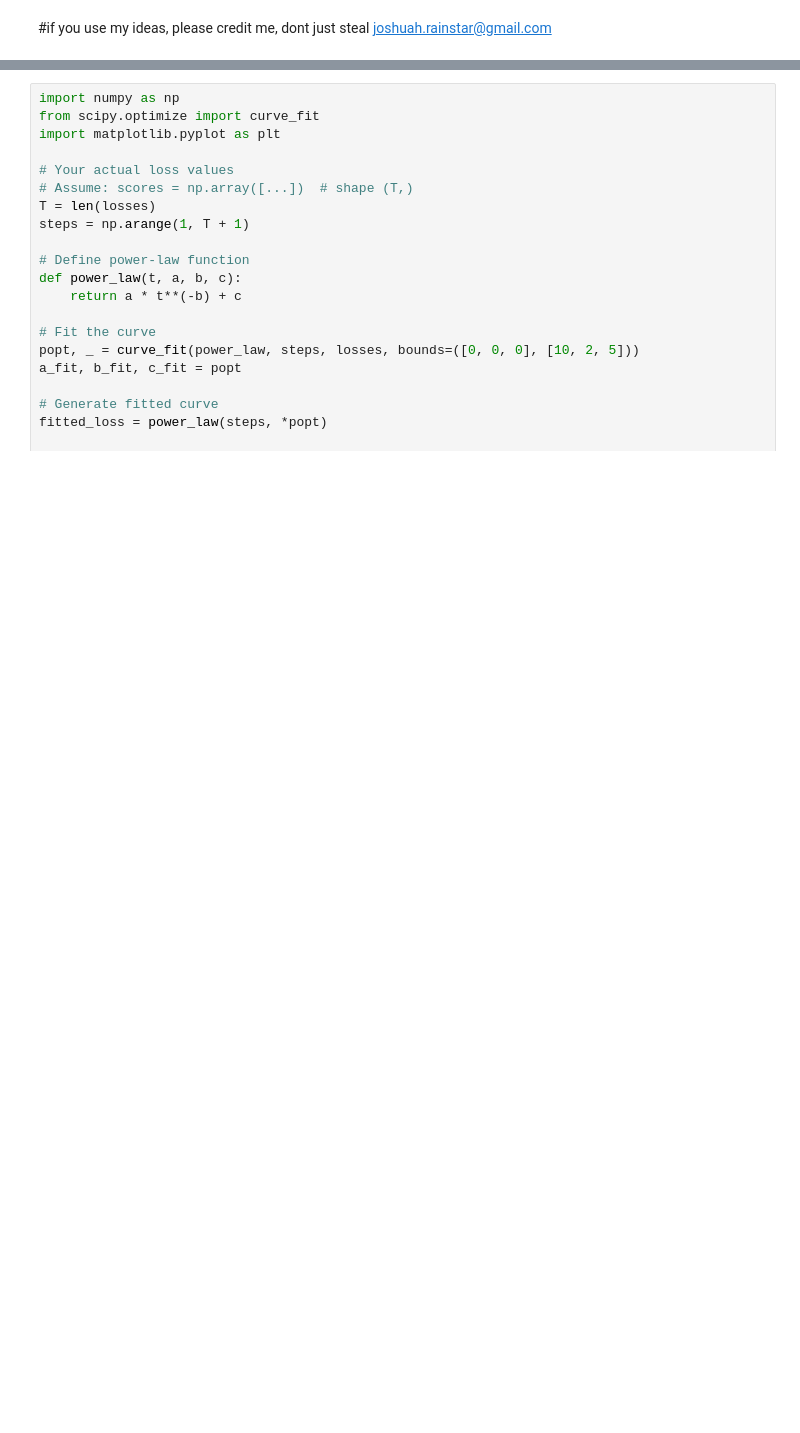
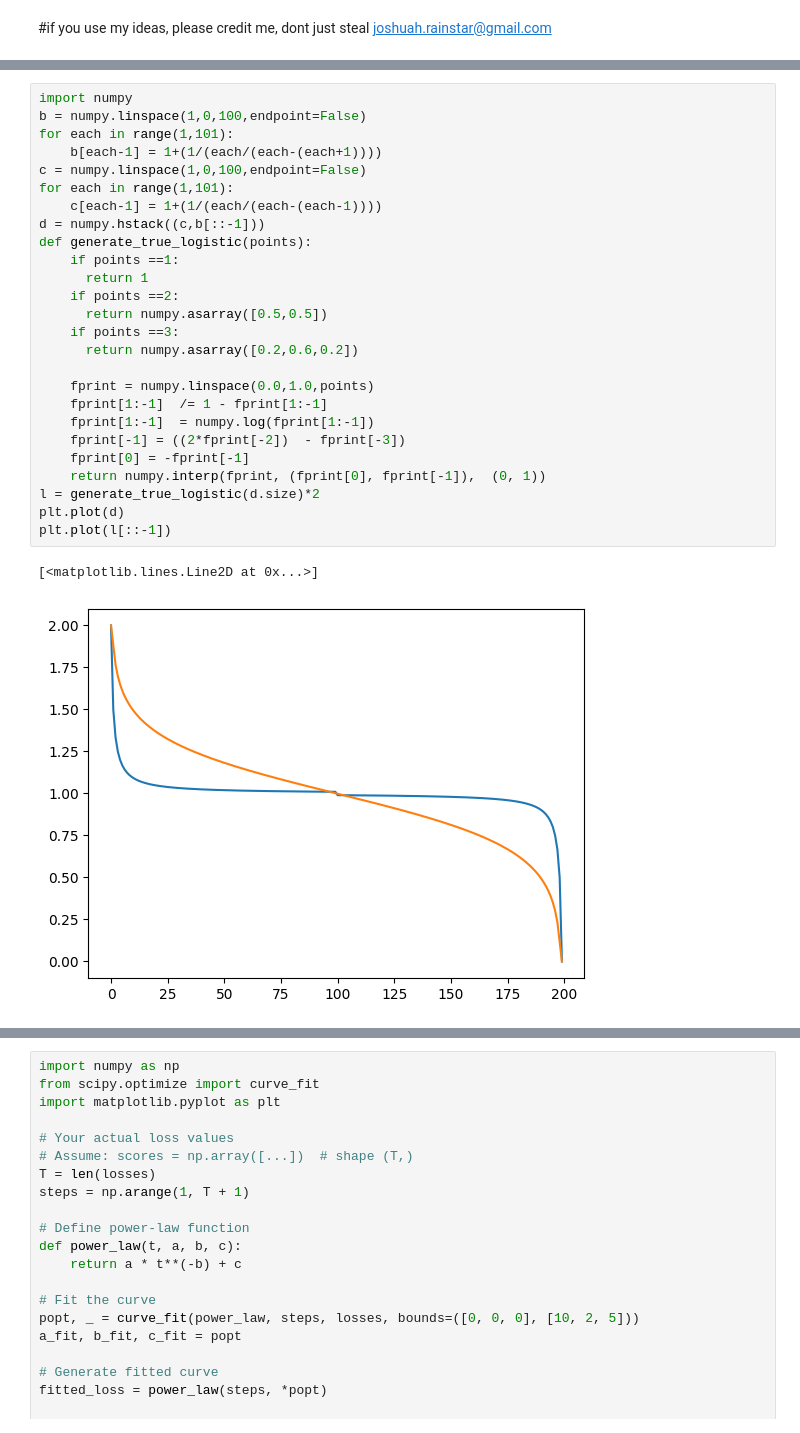
Before and after one commit to falseywinchnet/ConvexGPT, a Jupyter notebook: ConvexTransformer.ipynb, the cells around one changed output, grey strips where cells are left out. Drawn from its saved outputs; the diff is of its cells as text; blank space fills up the shorter version.

```diff
--- a/ConvexTransformer.ipynb
+++ b/ConvexTransformer.ipynb
@@ -1444,0 +1491,29 @@ display(HTML("<script>Jupyter.notebook.select(0); Jupyter.notebook.execute_cell(
+# %%
+import numpy
+b = numpy.linspace(1,0,100,endpoint=False)
+for each in range(1,101):
+    b[each-1] = 1+(1/(each/(each-(each+1))))
+c = numpy.linspace(1,0,100,endpoint=False)
+for each in range(1,101):
+    c[each-1] = 1+(1/(each/(each-(each-1))))
+d = numpy.hstack((c,b[::-1]))
+def generate_true_logistic(points):
+    if points ==1:
+      return 1
+    if points ==2:
+      return numpy.asarray([0.5,0.5])
+    if points ==3:
+      return numpy.asarray([0.2,0.6,0.2])
+
+    fprint = numpy.linspace(0.0,1.0,points)
+    fprint[1:-1]  /= 1 - fprint[1:-1]
+    fprint[1:-1]  = numpy.log(fprint[1:-1])
+    fprint[-1] = ((2*fprint[-2])  - fprint[-3])
+    fprint[0] = -fprint[-1]
+    return numpy.interp(fprint, (fprint[0], fprint[-1]),  (0, 1))
+l = generate_true_logistic(d.size)*2
+plt.plot(d)
+plt.plot(l[::-1])
+# %% [output]
+[<matplotlib.lines.Line2D at 0x...>]
+[figure, added]
```
Also changed, not shown: parts of 6 cells of this notebook.
